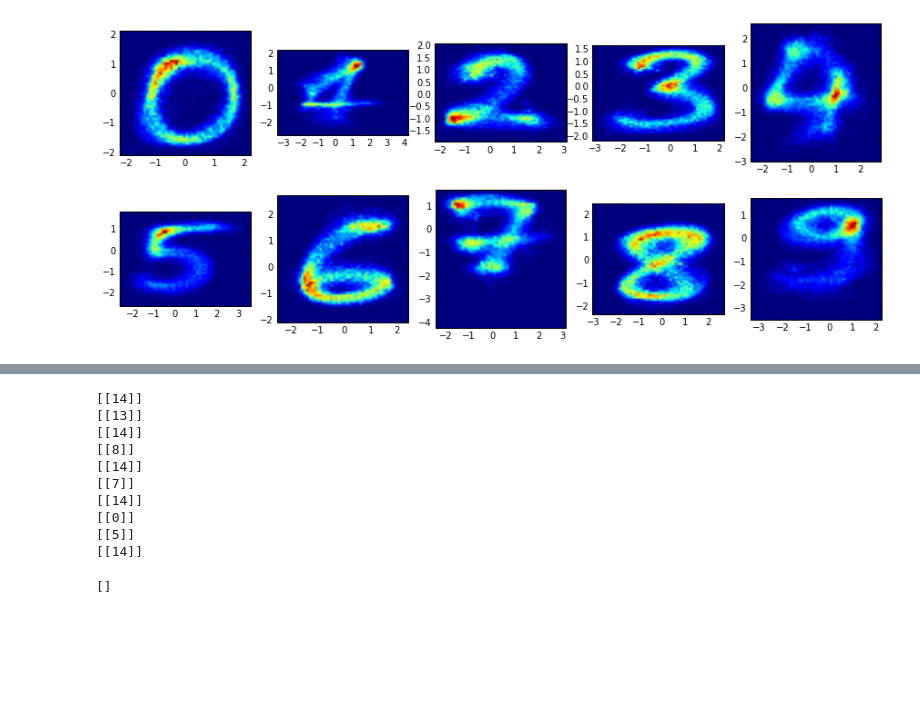
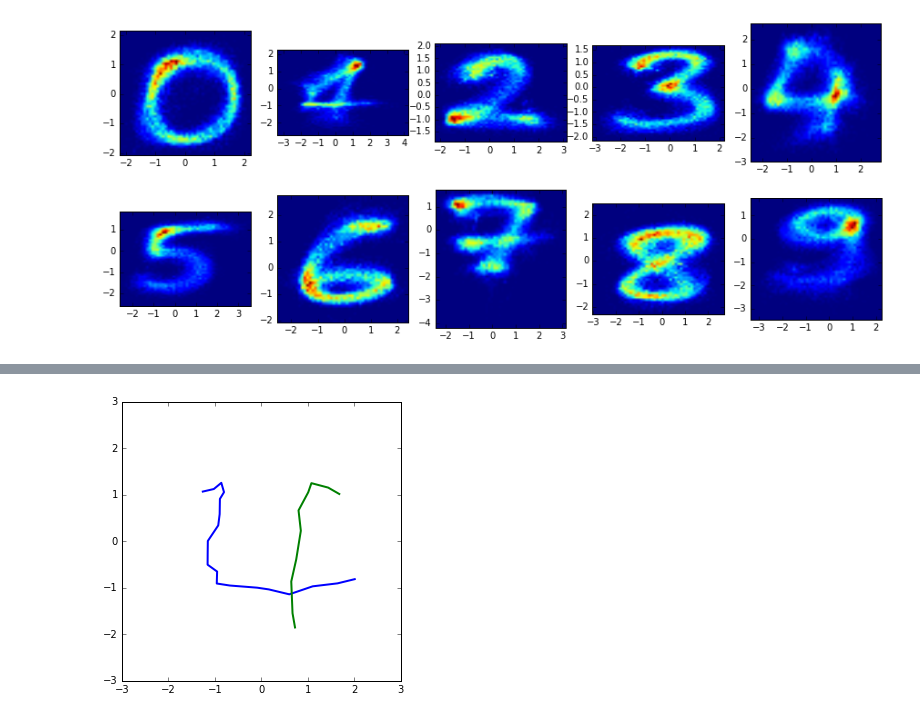
Before and after one commit to choucavalier/pendigits-hmm, a Jupyter notebook: Notebook.ipynb, the cells around one changed output, grey strips where cells are left out. Saved outputs shown, nothing was run; the diff lists cells and outputs as text; code cells hidden in the pictures; blank space fills up the shorter version.

Commit message:
more work on sampling

```diff
--- a/Notebook.ipynb
+++ b/Notebook.ipynb
@@ -43,16 +38,7 @@ print(train_digits[6].np_array_observations)
+# %%
+pylab.rcParams['figure.figsize'] = (5, 5);
+plotter.plot_digit_observations(train_digits[6], centroids, n_observation_classes, True)
+# %% [output]
+[figure, added]
 # %%
 hidden_markov_models = training.train_hmm(train_digits, n_observation_classes, n_hidden_states)
-# %%
-sampling.get_samplings(hidden_markov_models, 54548)
-# %% [output]
-[[14]]
-[[13]]
-[[14]]
-[[8]]
-[[14]]
-[[7]]
-[[14]]
-[[0]]
-[[5]]
-[[14]]
-[]
```
Also changed, not shown: parts of 5 cells of this notebook, 25 other files.
